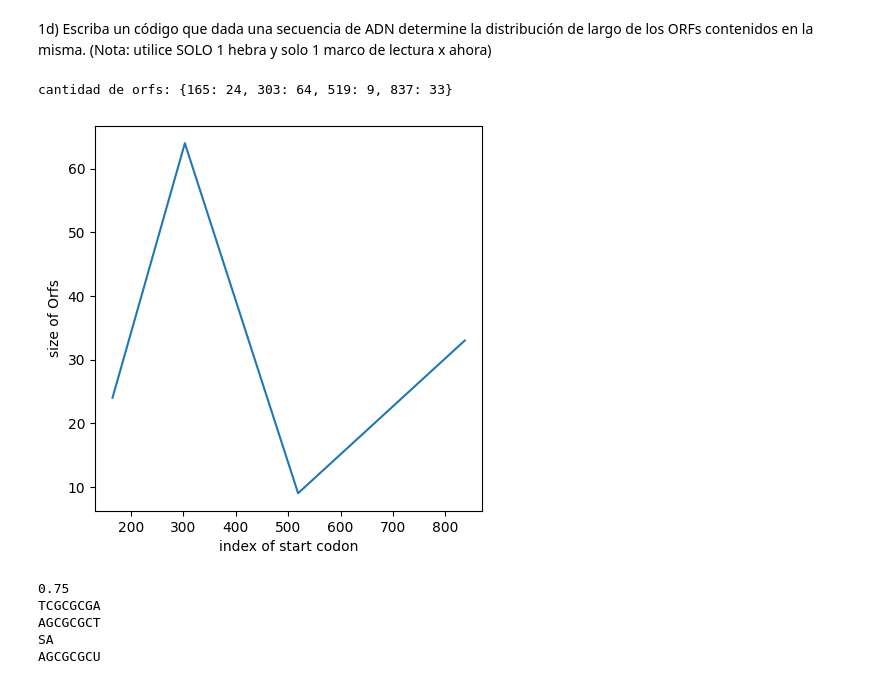
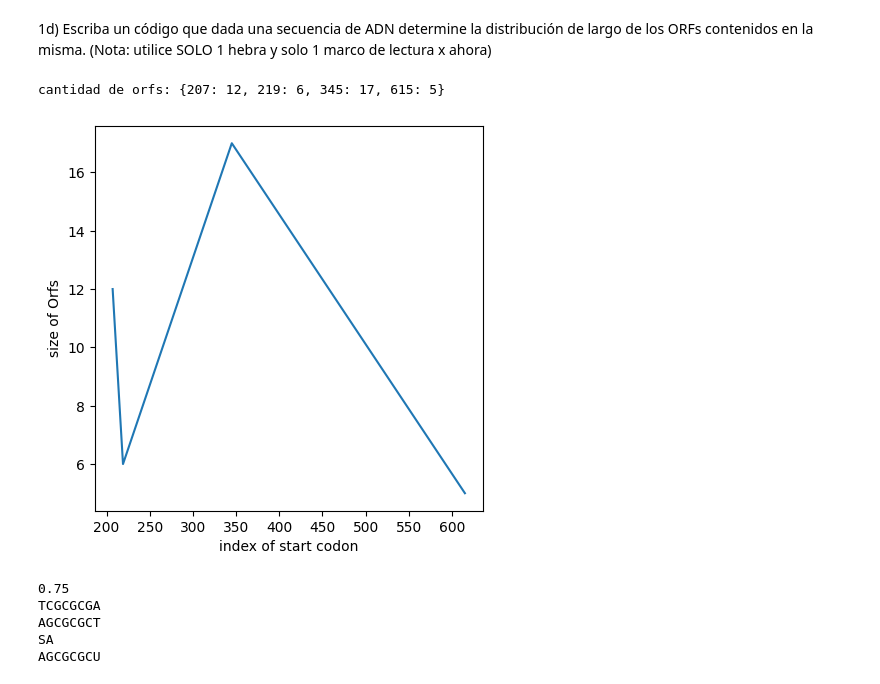
Before and after one commit to agusscarmu/Advanced_Bioinformatic, a Jupyter notebook: TP1.ipynb, the cells around one changed output. Saved outputs shown, nothing was run; the diff lists cells and outputs as text; code cells hidden in the pictures.

```diff
--- a/TP1.ipynb
+++ b/TP1.ipynb
@@ -142,50 +142,55 @@ cantidad de aminoacidos: {'A': 27, 'R': 6, 'N': 16, 'D': 17, 'C': 15, 'E': 7, 'Q
 # %% [markdown]
 1d) Escriba un código que dada una secuencia de ADN determine la distribución de largo de los ORFs contenidos en la misma. (Nota: utilice SOLO 1 hebra y solo 1 marco de lectura x ahora)
 # %%
-def orfs(dna):
-    start_codon = "AUG"
-    end_codons = ["UAA", "UAG", "UGA"]
+def orfs(chain, type):
+    if type == 'ARN':
+        start_codon = "AUG"
+        end_codons = ["UAA", "UAG", "UGA"]
+    else:
+        start_codon = "ATG"
+        end_codons = ["TAA", "TAG", "TGA"]
+
     orfs_sizes= {}
     counting = False
     index=0
     s=0
-    for i in range(0, len(dna)-3, 3):
-        actual_codon = dna[i:i+3]
+    for i in range(0, len(chain)-3, 3):
+        actual_codon = chain[i:i+3]
         if start_codon==actual_codon:
             index=i
             counting = True
         elif actual_codon in end_codons and counting:
             counting = False
             orfs_sizes[index] = s
             s=0
         if counting:
             s=s+1
     return orfs_sizes
 
 def transcribe_dna(dna):
     t_dna = []
     for i in range(len(dna)):
         if dna[i] == 'T':
             t_dna.append('U')
         else:
             t_dna.append(dna[i])
     return ''.join(t_dna)
 
 t_dna=transcribe_dna(generate_seq(1000))
-orfs_sizes=orfs(t_dna)
+orfs_sizes=orfs(generate_seq(1000), type='ADN')
 
 def plot_orfs(orfs_sizes):
     plt.figure(figsize=(5,5))
     plt.plot(orfs_sizes.keys(),orfs_sizes.values())
     plt.xlabel("index of start codon")
     plt.ylabel("size of Orfs")
     plt.show()
 
 print(f"cantidad de orfs: {orfs_sizes}")
 plot_orfs(orfs_sizes)
 # %% [output]
-cantidad de orfs: {165: 24, 303: 64, 519: 9, 837: 33}
+cantidad de orfs: {207: 12, 219: 6, 345: 17, 615: 5}
-[figure, old version]
+[figure, new version]
 # %%
 #Pruebas BIOPYTHON
 from Bio.SeqUtils import gc_fraction
```
Also changed, not shown: parts of 5 cells of this notebook.
